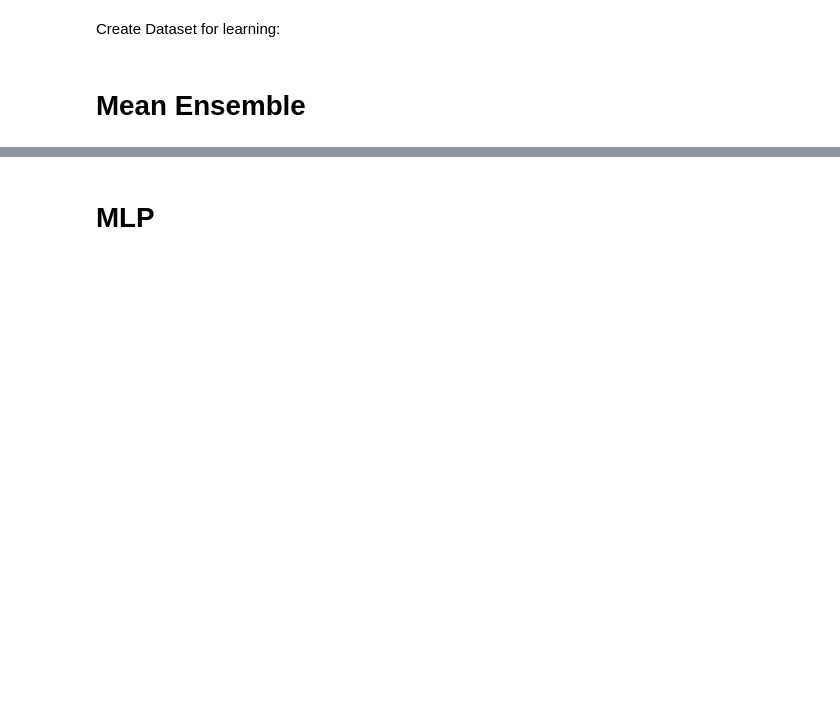
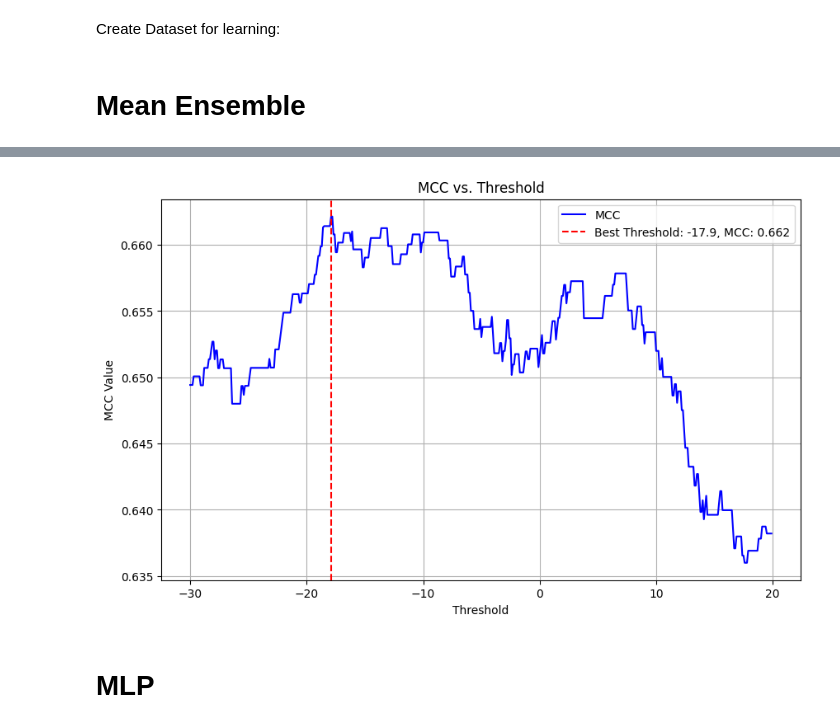
Before and after one commit to dlwocks31/atpbind, a Jupyter notebook: rus/boosting_test.ipynb, the cells around one changed output, grey strips where cells are left out. Drawn from its saved outputs; the diff is of its cells as text; code cells hidden in the pictures; blank space fills up the shorter version.

```diff
--- a/rus/boosting_test.ipynb
+++ b/rus/boosting_test.ipynb
@@ -246,3 +223,7 @@ MCC: 0.630212175762319
+# %%
+draw_mean_ensemble_thrshold_chart(df_valid, start=-30, end=20)
+# %% [output]
+[figure, added]
 # %% [markdown]
 # MLP
 # %%
```
Also changed, not shown: parts of 17 cells of this notebook, 4 other files.
